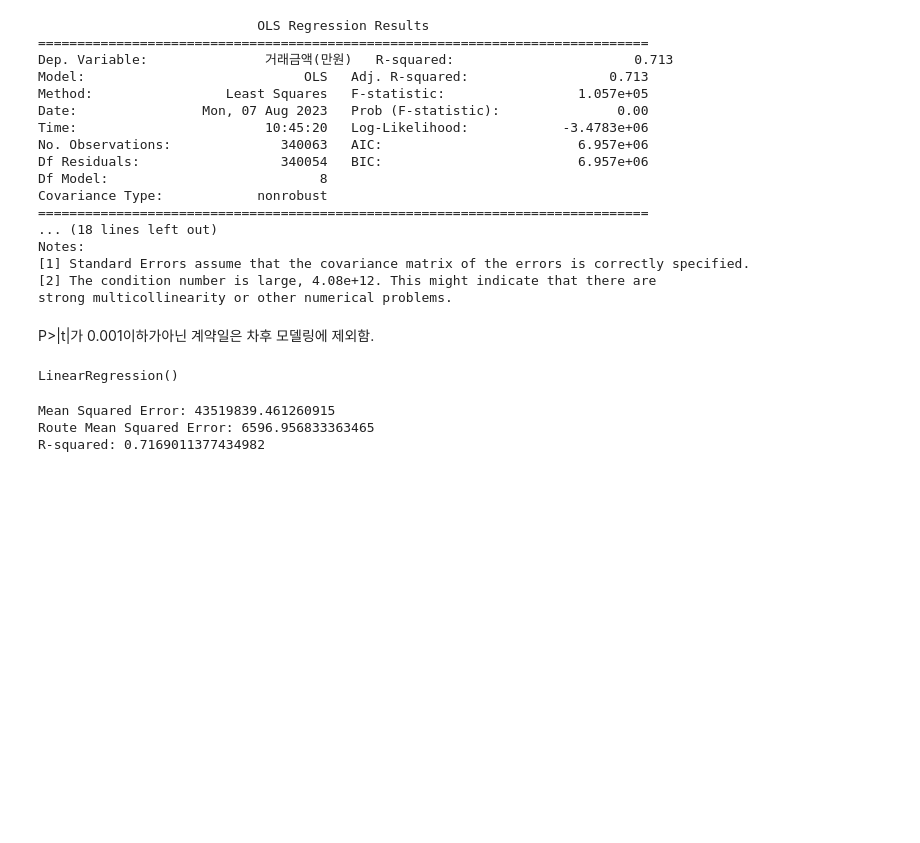
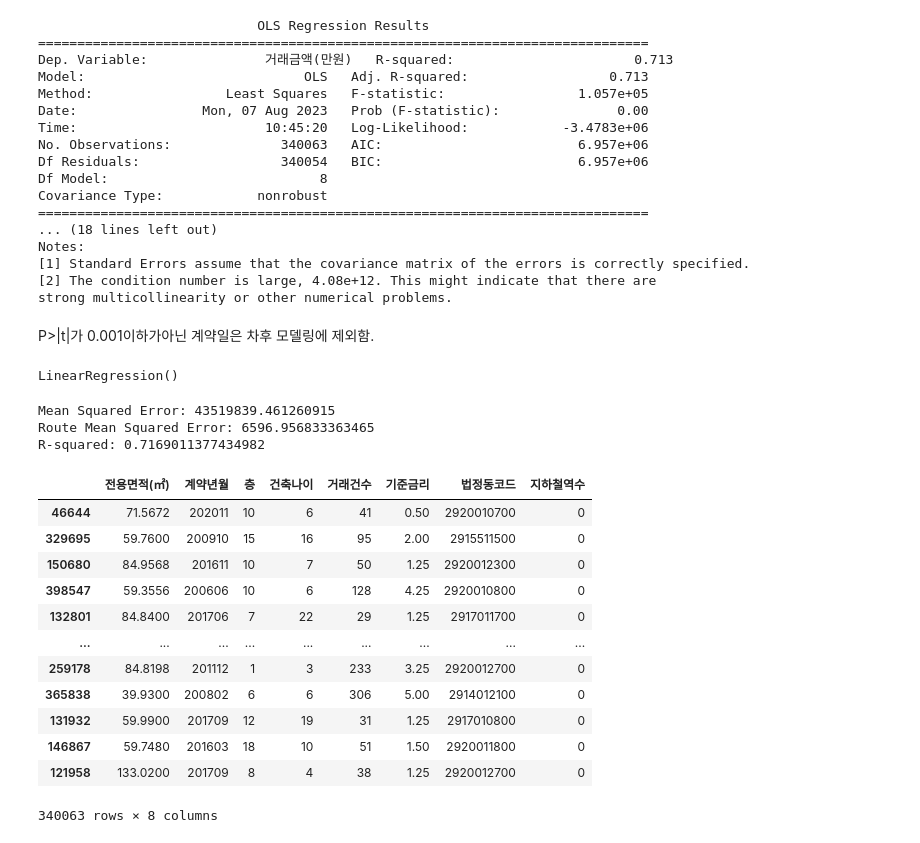
Before and after one commit to 2023-AISCHOOL-APP/araboraGJapt, a Jupyter notebook: byeongmin/4.EDA/기초EDA.ipynb, the cells around one changed output. Cells and saved outputs as stored; diff of their text form; code cells hidden in the pictures; blank space fills up the shorter version.

```diff
--- a/byeongmin/4.EDA/기초EDA.ipynb
+++ b/byeongmin/4.EDA/기초EDA.ipynb
@@ -150,3 +150,19 @@ print("R-squared:", r2)x
 Mean Squared Error: 43519839.461260915
 Route Mean Squared Error: 6596.956833363465
 R-squared: 0.7169011377434982
+# %%
+X_train.to_csv('EDA완료 X_train')
+# %% [output]
+|  | 전용면적(㎡) | 계약년월 | 층 | 건축나이 | 거래건수 | 기준금리 | 법정동코드 | 지하철역수 |
+| 46644 | 71.5672 | 202011 | 10 | 6 | 41 | 0.50 | 2920010700 | 0 |
+| 329695 | 59.7600 | 200910 | 15 | 16 | 95 | 2.00 | 2915511500 | 0 |
+| 150680 | 84.9568 | 201611 | 10 | 7 | 50 | 1.25 | 2920012300 | 0 |
+| 398547 | 59.3556 | 200606 | 10 | 6 | 128 | 4.25 | 2920010800 | 0 |
+| 132801 | 84.8400 | 201706 | 7 | 22 | 29 | 1.25 | 2917011700 | 0 |
+| ... | ... | ... | ... | ... | ... | ... | ... | ... |
+| 259178 | 84.8198 | 201112 | 1 | 3 | 233 | 3.25 | 2920012700 | 0 |
+| 365838 | 39.9300 | 200802 | 6 | 6 | 306 | 5.00 | 2914012100 | 0 |
+| 131932 | 59.9900 | 201709 | 12 | 19 | 31 | 1.25 | 2917010800 | 0 |
+| 146867 | 59.7480 | 201603 | 18 | 10 | 51 | 1.50 | 2920011800 | 0 |
+| 121958 | 133.0200 | 201709 | 8 | 4 | 38 | 1.25 | 2920012700 | 0 |
+340063 rows × 8 columns
```
Also changed, not shown: parts of 3 cells of this notebook, 1 other file.
